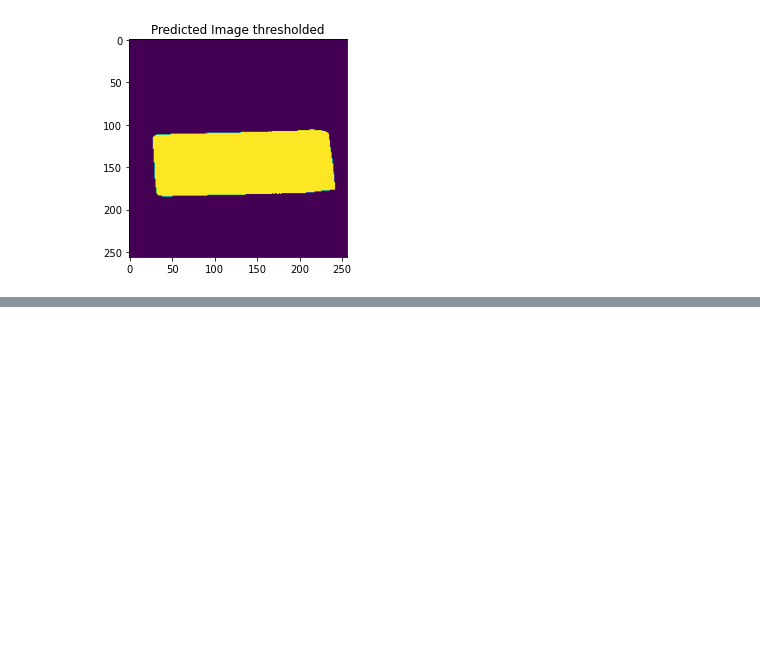
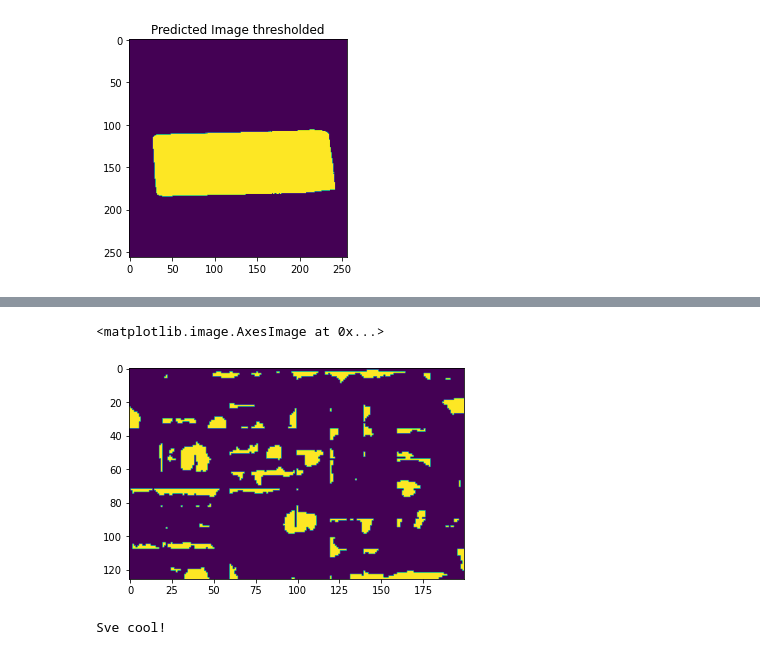
Before and after one commit to fataleror/id_verification, a Jupyter notebook: image_segmentation_licna_karta_v1.0_git.ipynb, the cells around one changed output, grey strips where cells are left out. Saved outputs shown, nothing was run; the diff lists cells and outputs as text; code cells hidden in the pictures; blank space fills up the shorter version.

```diff
--- a/image_segmentation_licna_karta_v1.0_git.ipynb
+++ b/image_segmentation_licna_karta_v1.0_git.ipynb
@@ -541,0 +542,30 @@ warp_image = warp_perspective(masked_uint, pts_corners)
+# %%
+bin_rows = 18
+bin_columns = 20
+
+bin_size = (bin_rows, bin_columns)
+
+bin_row_number = int(warp_image_hsv[:, :, 2].shape[0]/bin_rows)
+bin_column_number = int(warp_image_hsv[:, :, 2].shape[1]/bin_columns)
+# %%
+#warp_image_brightnesss_v - holds mean and std values for each bin
+alpha_v = 1
+warp_image_brightness_v = np.zeros([bin_row_number, bin_column_number, 3])
+
+#blurring image to reduce noise
+warp_image_blur = cv2.GaussianBlur(warp_image_hsv, (3,3), 0)
+
+for row_number in range(bin_row_number):
+    for column_number in range (bin_column_number):
+        #calculating mean and std value for a single bin
+        single_bin = warp_image_hsv[:, :, 2][(row_number*bin_rows):(row_number*bin_rows+bin_rows), (column_number*bin_columns):(column_number*bin_columns+bin_columns)]
+        warp_image_brightness_v[row_number, column_number, 0] = single_bin.mean()
+        warp_image_brightness_v[row_number, column_number, 1] = single_bin.std()
+        warp_image_brightness_v[row_number, column_number, 2] = single_bin.mean()+alpha_v*single_bin.std()
+        #thresholding brightness value on blurred image
+        warp_image_blur[:, :, 2][(row_number*bin_rows):(row_number*bin_rows+bin_rows), (column_number*bin_columns):(column_number*bin_columns+bin_columns)] = np.where((warp_image_blur[:, :, 2][(row_number*bin_rows):(row_number*bin_rows+bin_rows), (column_number*bin_columns):(column_number*bin_columns+bin_columns)])<warp_image_brightness_v[row_number, column_number, 2], 0, 255)
+# %%
+plt.imshow(warp_image_blur[:, :, 2])
+# %% [output]
+<matplotlib.image.AxesImage at 0x...>
+[figure, added]
@@ -541,0 +601,19 @@ warp_image = warp_perspective(masked_uint, pts_corners)
+# %%
+##conected component analysis/labeling or region labeling
+
+output = cv2.connectedComponentsWithStats(warp_image_blur[:, :, 2], 4, cv2.CV_32S)
+(numLabels, labels, stats, centroids) = output
+
+#check if any label is larger than certain percentage of complete image
+"""
+size_limit - percentage of the complete image
+"""
+
+size_limit = 0.02
+large_chunks = ((stats[1:, 4]/stats[0, 4]) > size_limit).any()
+if large_chunks:
+    print("Large label detected!")
+else:
+    print("Sve cool!")
+# %% [output]
+Sve cool!
```
Also changed, not shown: parts of 7 cells of this notebook.
